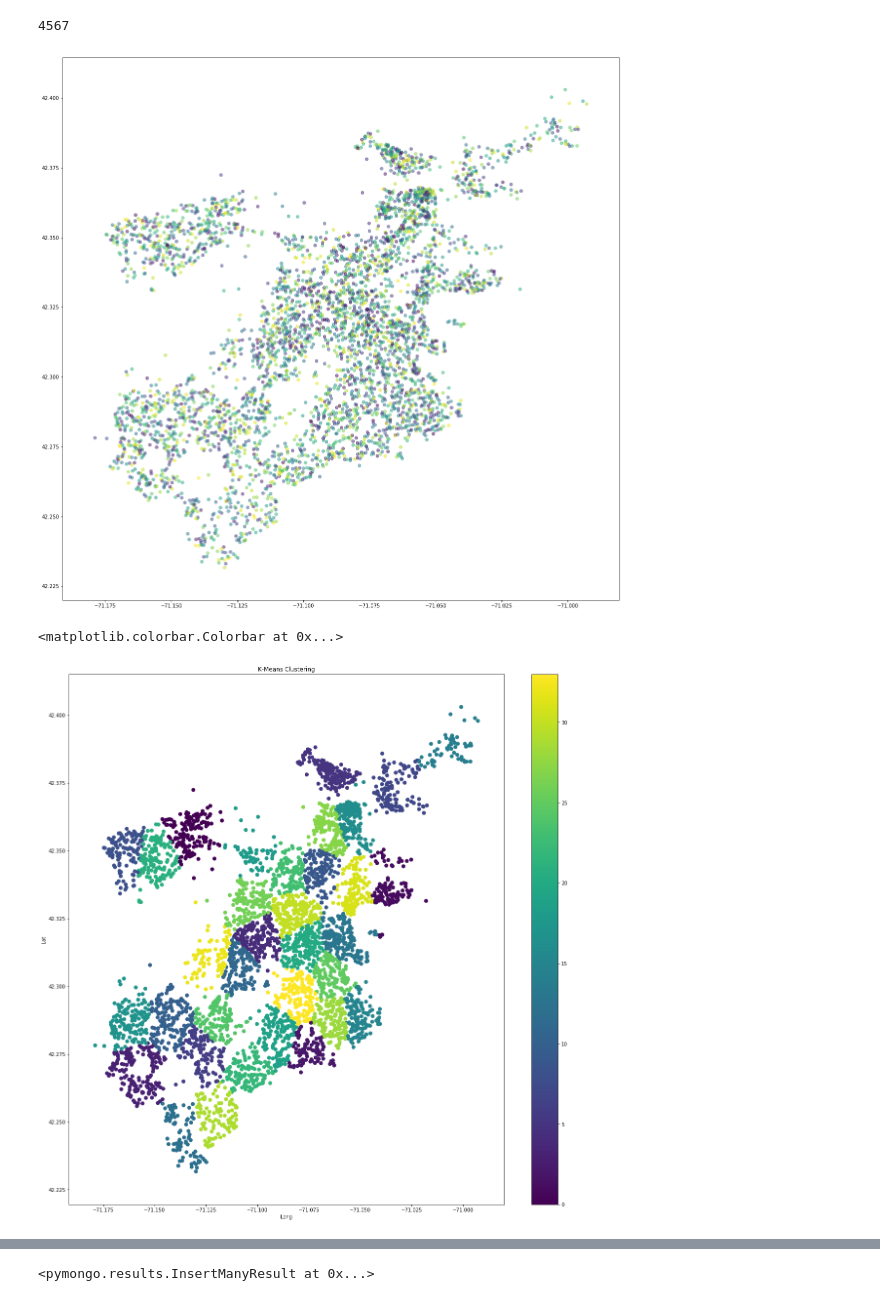
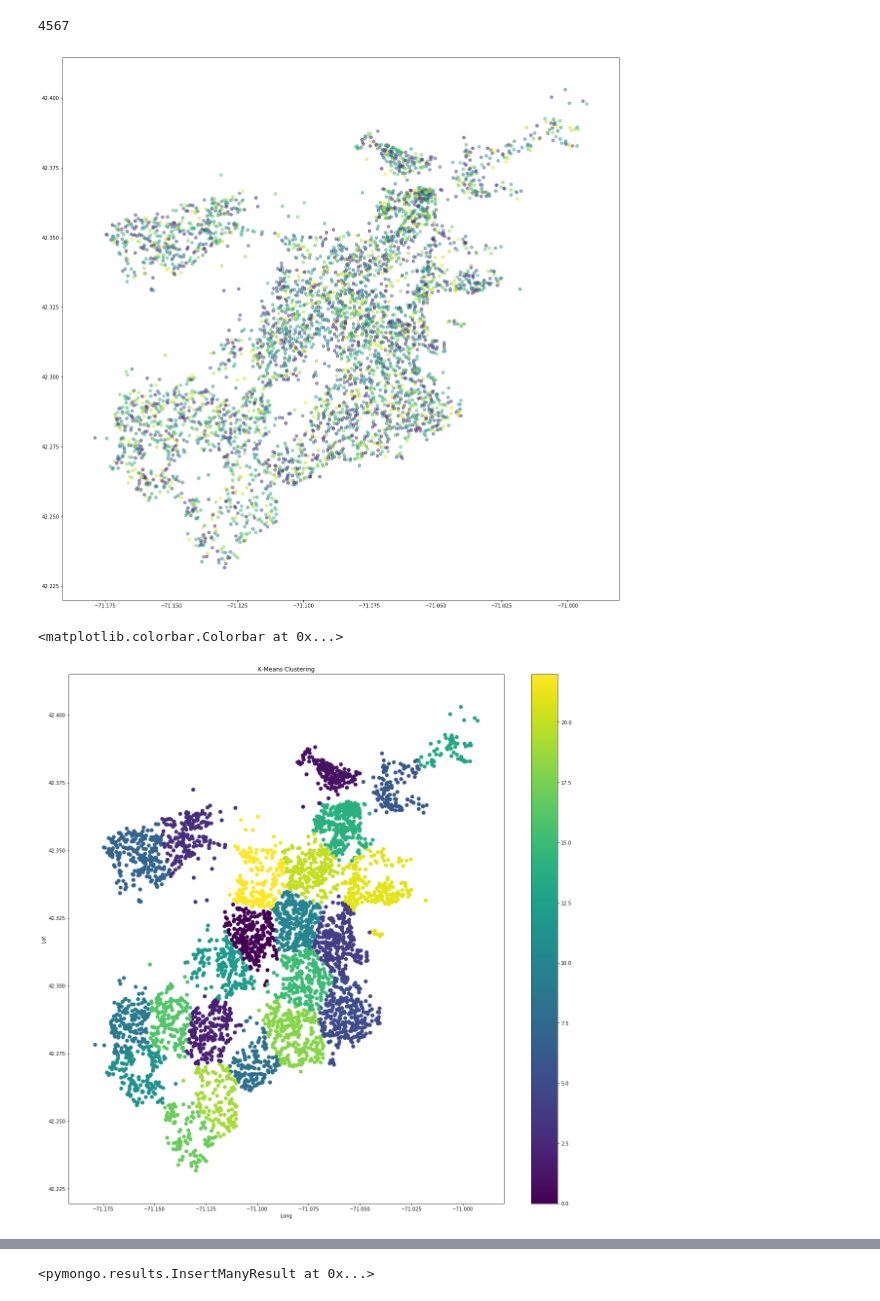
Before and after one commit to Data-Mechanics/course-2019-spr-proj, a Jupyter notebook: mmao95_Dongyihe_weijiang_zhukk/street_clustered_location.ipynb, the cells around one changed output, grey strips where cells are left out. Cells and saved outputs as stored; diff of their text form; code cells hidden in the pictures.

```diff
--- a/mmao95_Dongyihe_weijiang_zhukk/street_clustered_location.ipynb
+++ b/mmao95_Dongyihe_weijiang_zhukk/street_clustered_location.ipynb
@@ -67,7 +67,7 @@ for i in range(0, len(lat_long_list)):
     pair_tuple = []
     for j in range(0, len(pairs)):
         str = pairs[j].split(' ')
-        pair_tuple.append((float(str[0]), float(str[1])))
+        pair_tuple.append([float(str[0]), float(str[1])])
     lat_long_list[i][1] = pair_tuple
 
 print(len(lat_long_list))
@@ -119,36 +119,36 @@ plt.figure(figsize=(20,20))
 plt.scatter(x, y,c = colors, alpha = 0.5)
 plt.show()
 # %% [output]
-[figure, old version]
+[figure, new version]
 # %%
 # set datasets into 34 clusters
 X = long_lat_df
 X = X[~np.isnan(X)]
 
 #K means Clustering
 def doKmeans(X, nclust):
     model = KMeans(nclust)
     model.fit(X)
     clust_labels = model.predict(X)
     cent = model.cluster_centers_
     return (clust_labels, cent)
 
-clust_labels, cent = doKmeans(X, 34)
+clust_labels, cent = doKmeans(X, 23)
 kmeans = pd.DataFrame(clust_labels)
 X.insert((X.shape[1]),'kmeans',kmeans)
 
 #Plot the clusters obtained using k means
 fig = plt.figure(figsize=(20,20))
 ax = fig.add_subplot(111)
 scatter = ax.scatter(X['long'],X['lat'],
                      c = kmeans[0],s = 50)
 ax.set_title('K-Means Clustering')
 ax.set_xlabel('Long')
 ax.set_ylabel('Lat')
 plt.colorbar(scatter)
 # %% [output]
 <matplotlib.colorbar.Colorbar at 0x...>
-[figure, old version]
+[figure, new version]
 # %%
 kmeans_list = np.array(kmeans).tolist()
 for i in range(0, len(output_street_location)):
```
Also changed, not shown: parts of 20 cells of this notebook.
